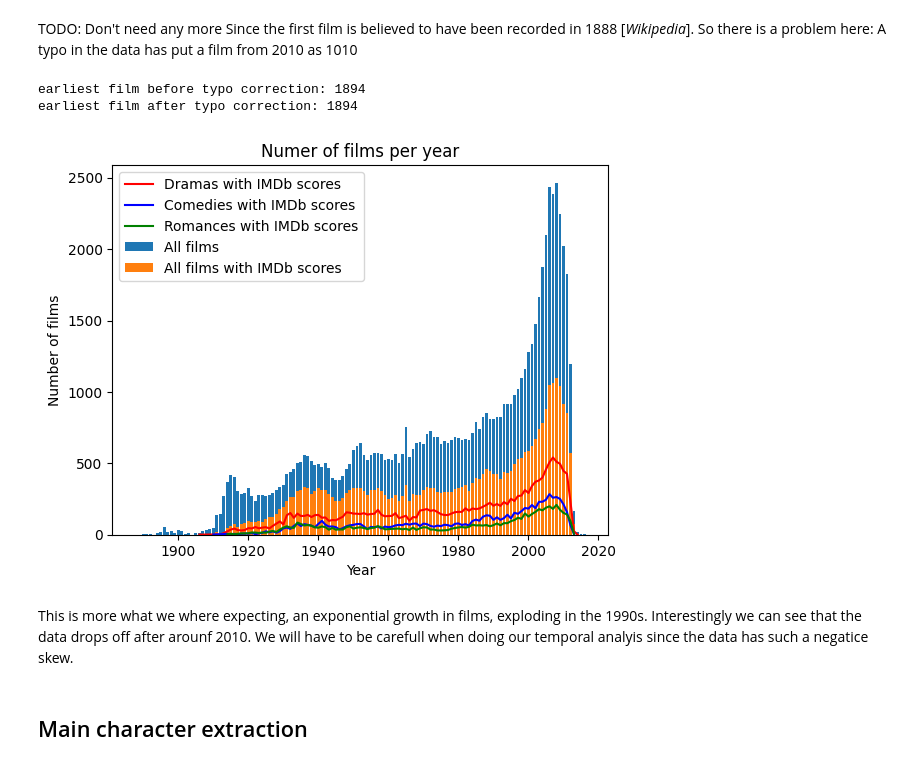
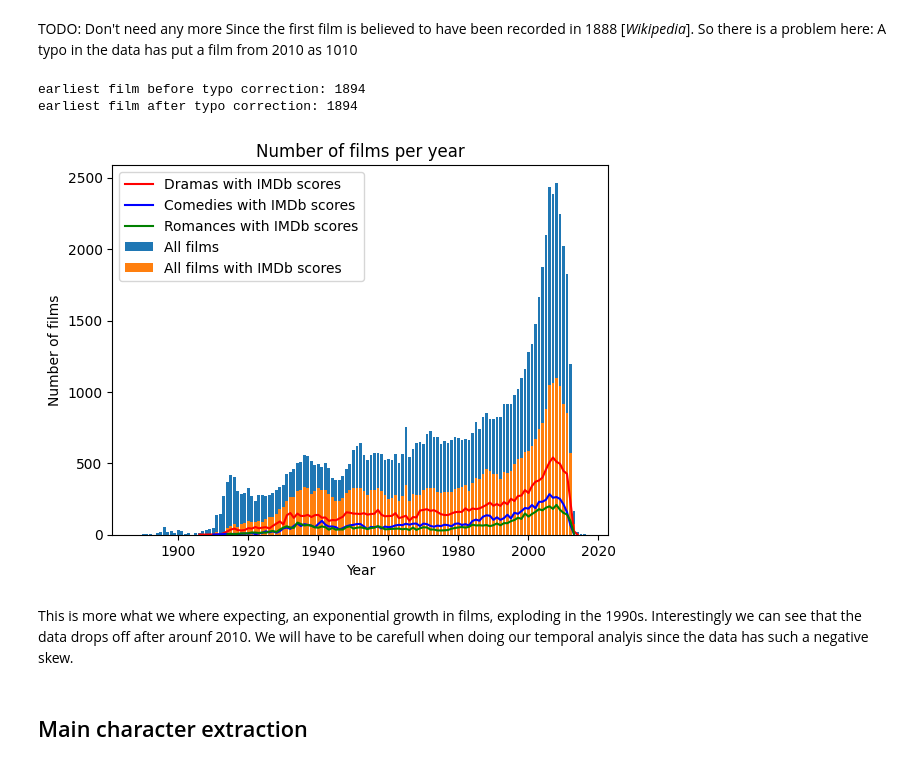
Before and after one commit to epfl-ada/ada-2023-project-dromadaire, a Jupyter notebook: P2.ipynb, the cells around one changed output. Drawn from its saved outputs; the diff is of its cells as text; code cells hidden in the pictures.

```diff
--- a/P2.ipynb
+++ b/P2.ipynb
@@ -204,35 +208,35 @@ Since the first film is believed to have been recorded in 1888 [_Wikipedia_]. So
 # %%
 print("earliest film before typo correction: {}" .format(movies['Movie release date'].min()))
 
 #correction TODO Don't need and change underneath
 meta_movie["Movie release date"][meta_movie["Movie release date"]==1010] = 2010
 
 print("earliest film after typo correction: {}" .format(movies['Movie release date'].min()))
 
 # Graph
 all_movie_counts = meta_movie['Wikipedia movie ID'].groupby(meta_movie['Movie release date']).count()
 movie_counts = movies['Wikipedia movie ID'].groupby(movies['Movie release date']).count()
 drama_counts = drama_films['Wikipedia movie ID'].groupby(movies['Movie release date']).count()
 comedy_counts = comedy_films['Wikipedia movie ID'].groupby(movies['Movie release date']).count()
 romance_counts = romance_films['Wikipedia movie ID'].groupby(movies['Movie release date']).count()
 
 plt.bar(all_movie_counts.index, all_movie_counts.values, label= 'All films')
 plt.bar(movie_counts.index, movie_counts.values, label= 'All films with IMDb scores')
 plt.plot(drama_counts.index, drama_counts.values, 'r-', label='Dramas with IMDb scores')
 plt.plot(comedy_counts.index, comedy_counts.values, 'b-',label = 'Comedies with IMDb scores')
 plt.plot(romance_counts.index, romance_counts.values, 'g-', label = 'Romances with IMDb scores')
 
-plt.title('Numer of films per year')
+plt.title('Number of films per year')
 plt.xlabel('Year')
 plt.ylabel('Number of films')
 plt.legend()
 plt.show()
 # %% [output]
 earliest film before typo correction: 1894
 earliest film after typo correction: 1894
-[figure, old version]
+[figure, new version]
 # %% [markdown]
-This is more what we where expecting, an exponential growth in films, exploding in the 1990s. Interestingly we can see that the data drops off after arounf 2010. We will have to be carefull when doing our temporal analyis since the data has such a negatice skew.
+This is more what we where expecting, an exponential growth in films, exploding in the 1990s. Interestingly we can see that the data drops off after arounf 2010. We will have to be carefull when doing our temporal analyis since the data has such a negative skew.
 # %% [markdown]
 ## Main character extraction
 # %%
```
Also changed, not shown: parts of 15 cells of this notebook, 1 other file.
